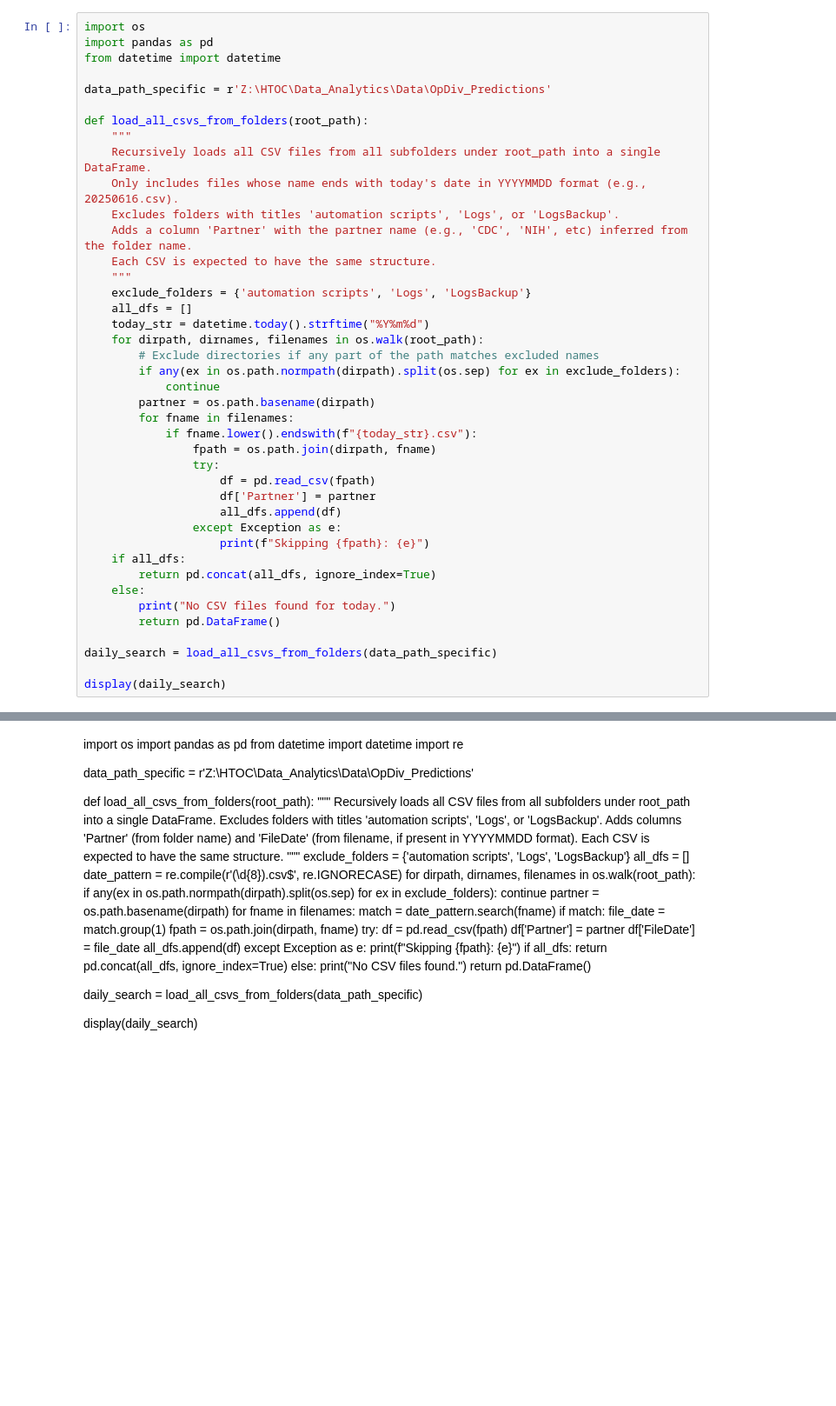
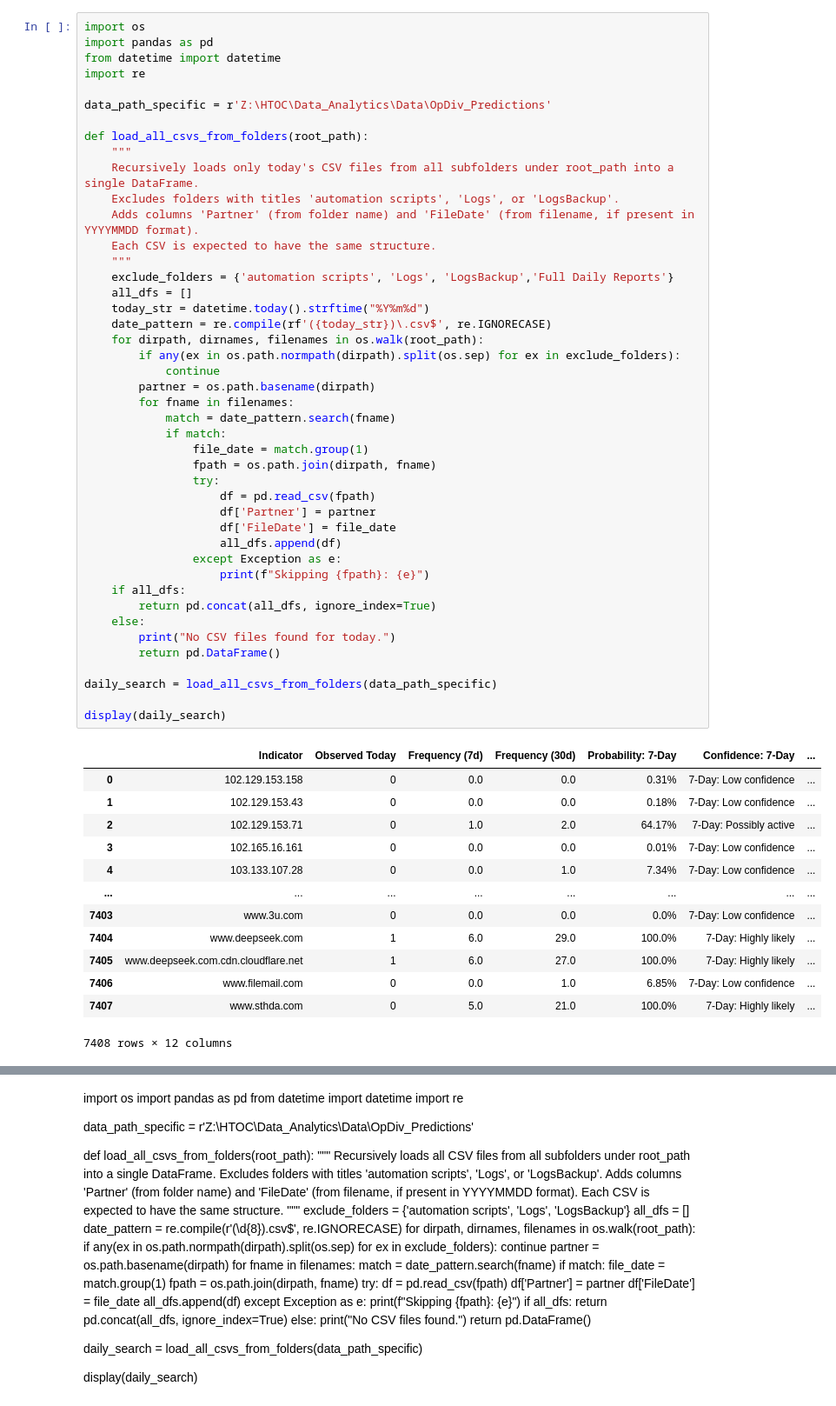
Before and after one commit to jaytlinaskew-OIS/HTOC, a Jupyter notebook: notebooks/observationEventForecasting/daily_reports.ipynb, the cells around one changed output, grey strips where cells are left out. Shown at 87% size. Drawn from its saved outputs; the diff is of its cells as text; blank space fills up the shorter version.

```diff
--- a/notebooks/observationEventForecasting/daily_reports.ipynb
+++ b/notebooks/observationEventForecasting/daily_reports.ipynb
@@ -2,41 +2,58 @@
 import os
 import pandas as pd
 from datetime import datetime
+import re
 
 data_path_specific = r'Z:\HTOC\Data_Analytics\Data\OpDiv_Predictions'
 
 def load_all_csvs_from_folders(root_path):
     """
-    Recursively loads all CSV files from all subfolders under root_path into a single DataFrame.
-    Only includes files whose name ends with today's date in YYYYMMDD format (e.g., 20250616.csv).
+    Recursively loads only today's CSV files from all subfolders under root_path into a single DataFrame.
     Excludes folders with titles 'automation scripts', 'Logs', or 'LogsBackup'.
-    Adds a column 'Partner' with the partner name (e.g., 'CDC', 'NIH', etc) inferred from the folder name.
+    Adds columns 'Partner' (from folder name) and 'FileDate' (from filename, if present in YYYYMMDD format).
     Each CSV is expected to have the same structure.
     """
-    exclude_folders = {'automation scripts', 'Logs', 'LogsBackup'}
+    exclude_folders = {'automation scripts', 'Logs', 'LogsBackup','Full Daily Reports'}
     all_dfs = []
     today_str = datetime.today().strftime("%Y%m%d")
+    date_pattern = re.compile(rf'({today_str})\.csv$', re.IGNORECASE)
     for dirpath, dirnames, filenames in os.walk(root_path):
-        # Exclude directories if any part of the path matches excluded names
         if any(ex in os.path.normpath(dirpath).split(os.sep) for ex in exclude_folders):
             continue
         partner = os.path.basename(dirpath)
         for fname in filenames:
-            if fname.lower().endswith(f"{today_str}.csv"):
+            match = date_pattern.search(fname)
+            if match:
+                file_date = match.group(1)
                 fpath = os.path.join(dirpath, fname)
                 try:
                     df = pd.read_csv(fpath)
                     df['Partner'] = partner
+                    df['FileDate'] = file_date
                     all_dfs.append(df)
                 except Exception as e:
                     print(f"Skipping {fpath}: {e}")
     if all_dfs:
         return pd.concat(all_dfs, ignore_index=True)
     else:
         print("No CSV files found for today.")
         return pd.DataFrame()
 
 daily_search = load_all_csvs_from_folders(data_path_specific)
 
 display(daily_search)
+# %% [output]
+|  | Indicator | Observed Today | Frequency (7d) | Frequency (30d) | Probability: 7-Day | Confidence: 7-Day | ... |
+| 0 | 102.129.153.158 | 0 | 0.0 | 0.0 | 0.31% | 7-Day: Low confidence | ... |
+| 1 | 102.129.153.43 | 0 | 0.0 | 0.0 | 0.18% | 7-Day: Low confidence | ... |
+| 2 | 102.129.153.71 | 0 | 1.0 | 2.0 | 64.17% | 7-Day: Possibly active | ... |
+| 3 | 102.165.16.161 | 0 | 0.0 | 0.0 | 0.01% | 7-Day: Low confidence | ... |
+| 4 | 103.133.107.28 | 0 | 0.0 | 1.0 | 7.34% | 7-Day: Low confidence | ... |
+| ... | ... | ... | ... | ... | ... | ... | ... |
+| 7403 | www.3u.com | 0 | 0.0 | 0.0 | 0.0% | 7-Day: Low confidence | ... |
+| 7404 | www.deepseek.com | 1 | 6.0 | 29.0 | 100.0% | 7-Day: Highly likely | ... |
+| 7405 | www.deepseek.com.cdn.cloudflare.net | 1 | 6.0 | 27.0 | 100.0% | 7-Day: Highly likely | ... |
+| 7406 | www.filemail.com | 0 | 0.0 | 1.0 | 6.85% | 7-Day: Low confidence | ... |
+| 7407 | www.sthda.com | 0 | 5.0 | 21.0 | 100.0% | 7-Day: Highly likely | ... |
+7408 rows × 12 columns
 # %%
```
Also changed, not shown: parts of 1 cell of this notebook, 3 other files.
